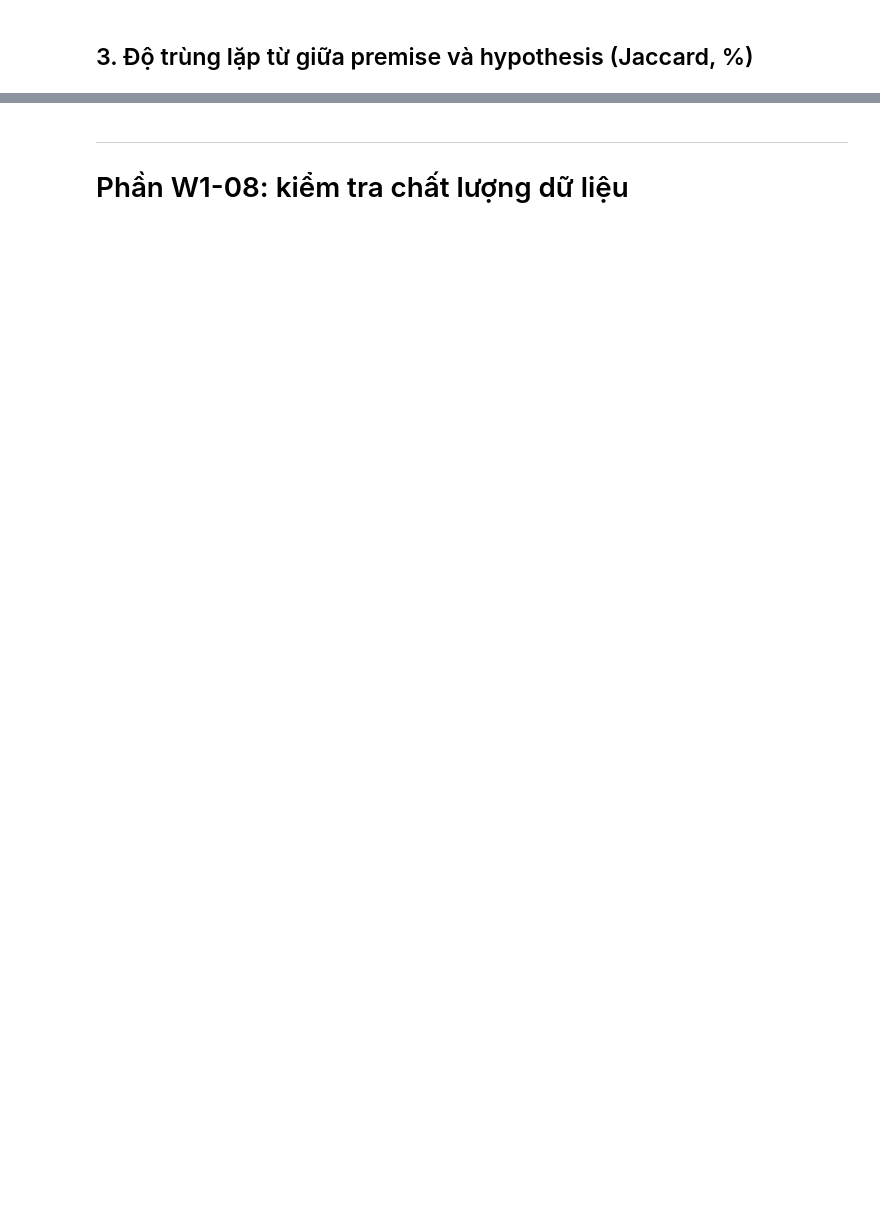
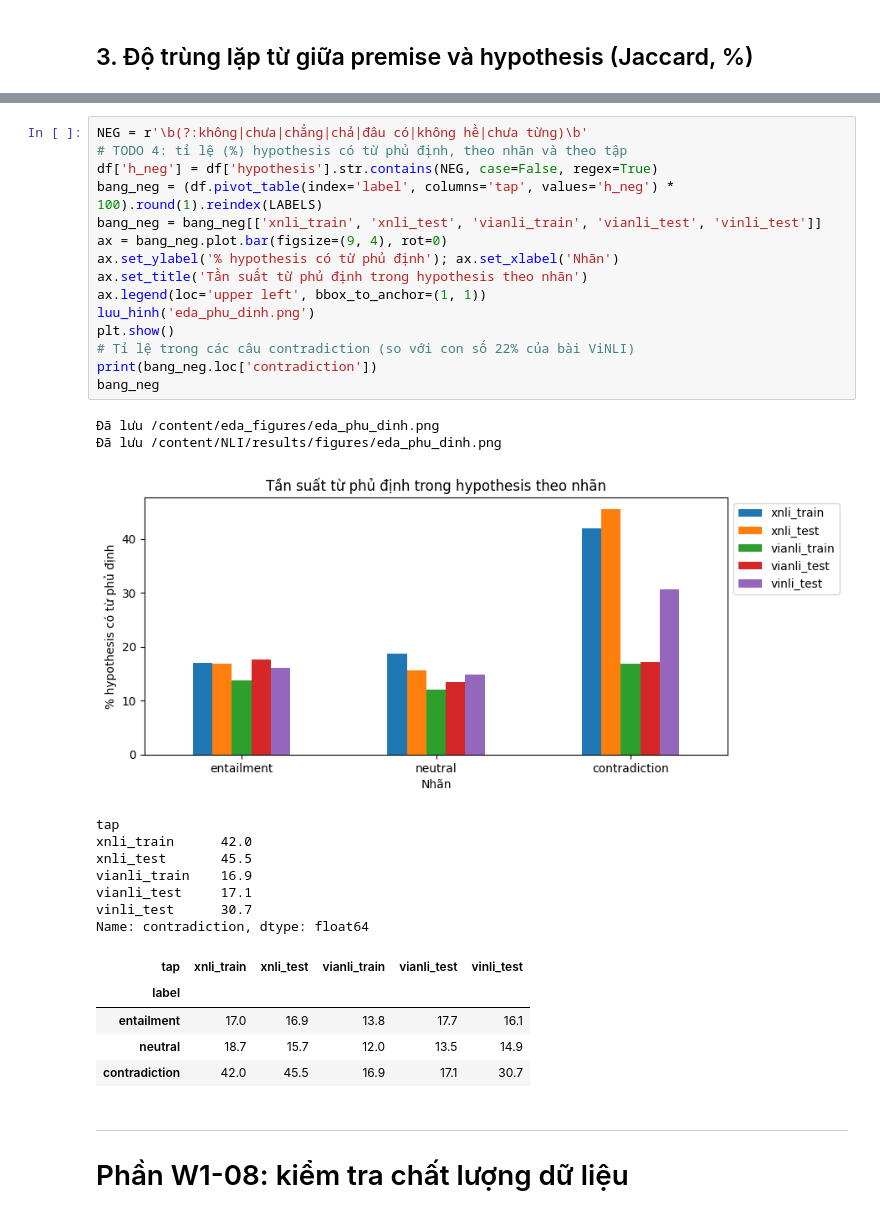
Before and after one commit to quanuiter/NLI, a Jupyter notebook: notebooks/01_eda.ipynb, the cells around one changed output, grey strips where cells are left out. Saved outputs shown, nothing was run; the diff lists cells and outputs as text; blank space fills up the shorter version.

```diff
--- a/notebooks/01_eda.ipynb
+++ b/notebooks/01_eda.ipynb
@@ -76,3 +185,34 @@ NEG = r'\b(không|chưa|chẳng|chả|đâu có|không hề|chưa từng)\b'
+# %%
+NEG = r'\b(?:không|chưa|chẳng|chả|đâu có|không hề|chưa từng)\b'
+# TODO 4: tỉ lệ (%) hypothesis có từ phủ định, theo nhãn và theo tập
+df['h_neg'] = df['hypothesis'].str.contains(NEG, case=False, regex=True)
+bang_neg = (df.pivot_table(index='label', columns='tap', values='h_neg') * 100).round(1).reindex(LABELS)
+bang_neg = bang_neg[['xnli_train', 'xnli_test', 'vianli_train', 'vianli_test', 'vinli_test']]
+ax = bang_neg.plot.bar(figsize=(9, 4), rot=0)
+ax.set_ylabel('% hypothesis có từ phủ định'); ax.set_xlabel('Nhãn')
+ax.set_title('Tần suất từ phủ định trong hypothesis theo nhãn')
+ax.legend(loc='upper left', bbox_to_anchor=(1, 1))
+luu_hinh('eda_phu_dinh.png')
+plt.show()
+# Tỉ lệ trong các câu contradiction (so với con số 22% của bài ViNLI)
+print(bang_neg.loc['contradiction'])
+bang_neg
+# %% [output]
+Đã lưu /content/eda_figures/eda_phu_dinh.png
+Đã lưu /content/NLI/results/figures/eda_phu_dinh.png
+[figure, added]
+tap
+xnli_train      42.0
+xnli_test       45.5
+vianli_train    16.9
+vianli_test     17.1
+vinli_test      30.7
+Name: contradiction, dtype: float64
+| tap | xnli_train | xnli_test | vianli_train | vianli_test | vinli_test |
+| label |  |  |  |  |  |
+| entailment | 17.0 | 16.9 | 13.8 | 17.7 | 16.1 |
+| neutral | 18.7 | 15.7 | 12.0 | 13.5 | 14.9 |
+| contradiction | 42.0 | 45.5 | 16.9 | 17.1 | 30.7 |
 # %% [markdown]
 ---
 # Phần W1-08: kiểm tra chất lượng dữ liệu
```
Also changed, not shown: parts of 23 cells of this notebook.
